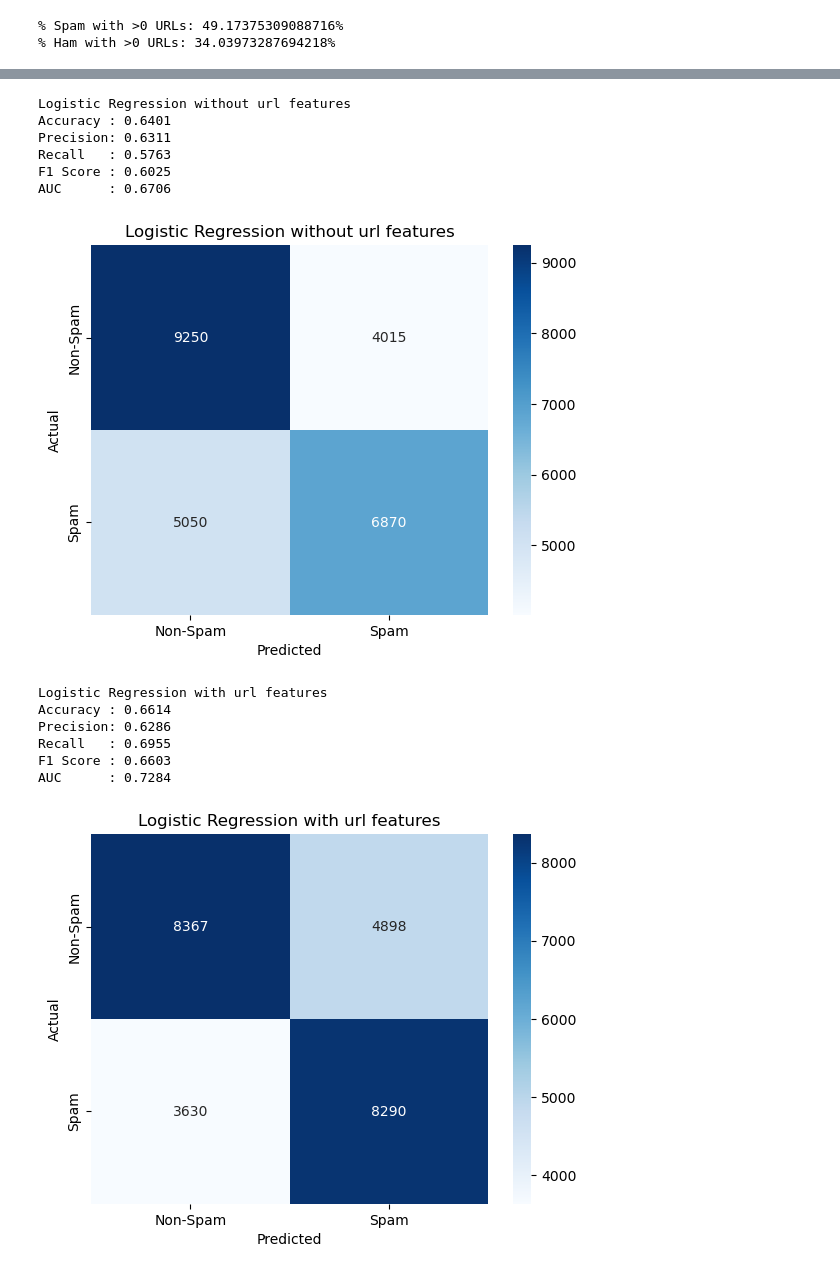
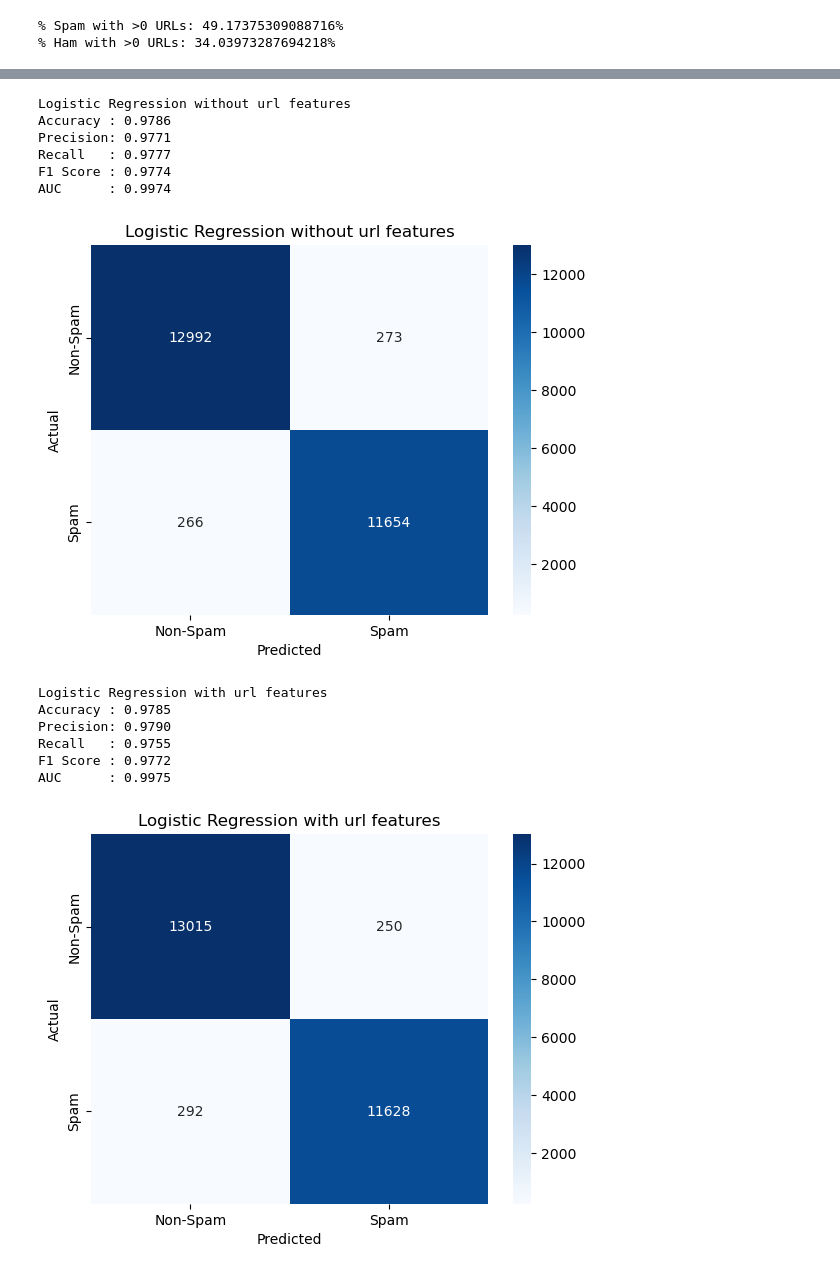
Before and after one commit to kmjtxt/spam_email_detection, a Jupyter notebook: notebooks/hypothesis 3 - url links.ipynb, the cells around one changed output, grey strips where cells are left out. Saved outputs shown, nothing was run; the diff lists cells and outputs as text; code cells hidden in the pictures.

```diff
--- a/notebooks/hypothesis 3 - url links.ipynb
+++ b/notebooks/hypothesis 3 - url links.ipynb
@@ -134,41 +126,34 @@ def extract_url_features(text):
     features = {'num_urls': num_urls}
 
     if num_urls == 0:
-        # Assign default values for other features
         features['avg_url_length'] = 0
         features['max_url_length'] = 0
-        # ... other defaults ...
-        features['domain_has_digits'] = 0 # Using 0 for False
+        features['domain_has_digits'] = 0
         features['is_ip_url'] = 0
-        # ... etc ...
         return features
 
     total_len = 0
     max_len = 0
     domain_digits_count = 0
     ip_url_count = 0
-    # ... initialize other counters/accumulators ...
 
     for url in urls:
         try:
             parsed = urlparse(url)
             netloc = parsed.netloc
-            path = parsed.path
-            query = parsed.query
 
-            # URL Lengths
             current_len = len(url)
             total_len += current_len
             if current_len > max_len:
                 max_len = current_len
 
-            # Domain features
+            # check if digits (numbers) are found in url
             if any(char.isdigit() for char in netloc):
                 domain_digits_count += 1
-            # Check if netloc looks like an IP address (simplistic check)
+
+            # check if url is ip address
             if re.match(r"^\d{1,3}\.\d{1,3}\.\d{1,3}\.\d{1,3}$", netloc):
                  ip_url_count += 1
-            # ... calculate other domain, path, query features ...
 
         except Exception: # Handle potential parsing errors for malformed URLs
             continue
@@ -177,6 +162,5 @@ def extract_url_features(text):
     features['max_url_length'] = max_len
     features['domain_has_digits'] = 1 if domain_digits_count > 0 else 0
     features['is_ip_url'] = 1 if ip_url_count > 0 else 0
-    # ... add other calculated features ...
 
     return features
@@ -238,27 +327,41 @@ def visualise_perf(y_true, y_pred, y_prob, title):
+# %%
+vectorizer = TfidfVectorizer()
+X_train = vectorizer.fit_transform(train_df_with_url_features['tokens'])
+X_test = vectorizer.transform(test_df_with_url_features['tokens'])
+
+url_features = ['num_urls', 'avg_url_length', 'max_url_length', 'domain_has_digits', 'is_ip_url']
+X_train_temp = csr_matrix(train_df_with_url_features[url_features].values)
+X_test_temp = csr_matrix(test_df_with_url_features[url_features].values)
+
+X_train_combined = hstack([X_train, X_train_temp])
+X_test_combined = hstack([X_test, X_test_temp])
+
+y_train_temp = train_df_with_url_features['label']
+y_test_temp = test_df_with_url_features['label']
 # %%
 log_reg = LogisticRegression(max_iter=1000, random_state=42)
 log_reg.fit(X_train, y_train_temp)
 y_pred = log_reg.predict(X_test)
 y_prod = log_reg.predict_proba(X_test)[:, 1]
 visualise_perf(y_test_temp, y_pred, y_prod, "Logistic Regression without url features")
 
 log_reg2 = LogisticRegression(max_iter=1000, random_state=42)
-log_reg2.fit(X_train_temp, y_train_temp)
-y_pred2 = log_reg2.predict(X_test_temp)
-y_prod2 = log_reg2.predict_proba(X_test_temp)[:, 1]
+log_reg2.fit(X_train_combined, y_train_temp)
+y_pred2 = log_reg2.predict(X_test_combined)
+y_prod2 = log_reg2.predict_proba(X_test_combined)[:, 1]
 visualise_perf(y_test_temp, y_pred2, y_prod2, "Logistic Regression with url features")
 # %% [output]
 Logistic Regression without url features
-Accuracy : 0.6401
-Precision: 0.6311
-Recall   : 0.5763
-F1 Score : 0.6025
-AUC      : 0.6706
+Accuracy : 0.9786
+Precision: 0.9771
+Recall   : 0.9777
+F1 Score : 0.9774
+AUC      : 0.9974
-[figure, old version]
+[figure, new version]
 Logistic Regression with url features
-Accuracy : 0.6614
-Precision: 0.6286
-Recall   : 0.6955
-F1 Score : 0.6603
-AUC      : 0.7284
+Accuracy : 0.9785
+Precision: 0.9790
+Recall   : 0.9755
+F1 Score : 0.9772
+AUC      : 0.9975
-[figure, old version]
+[figure, new version]
```
Also changed, not shown: parts of 31 cells of this notebook.
